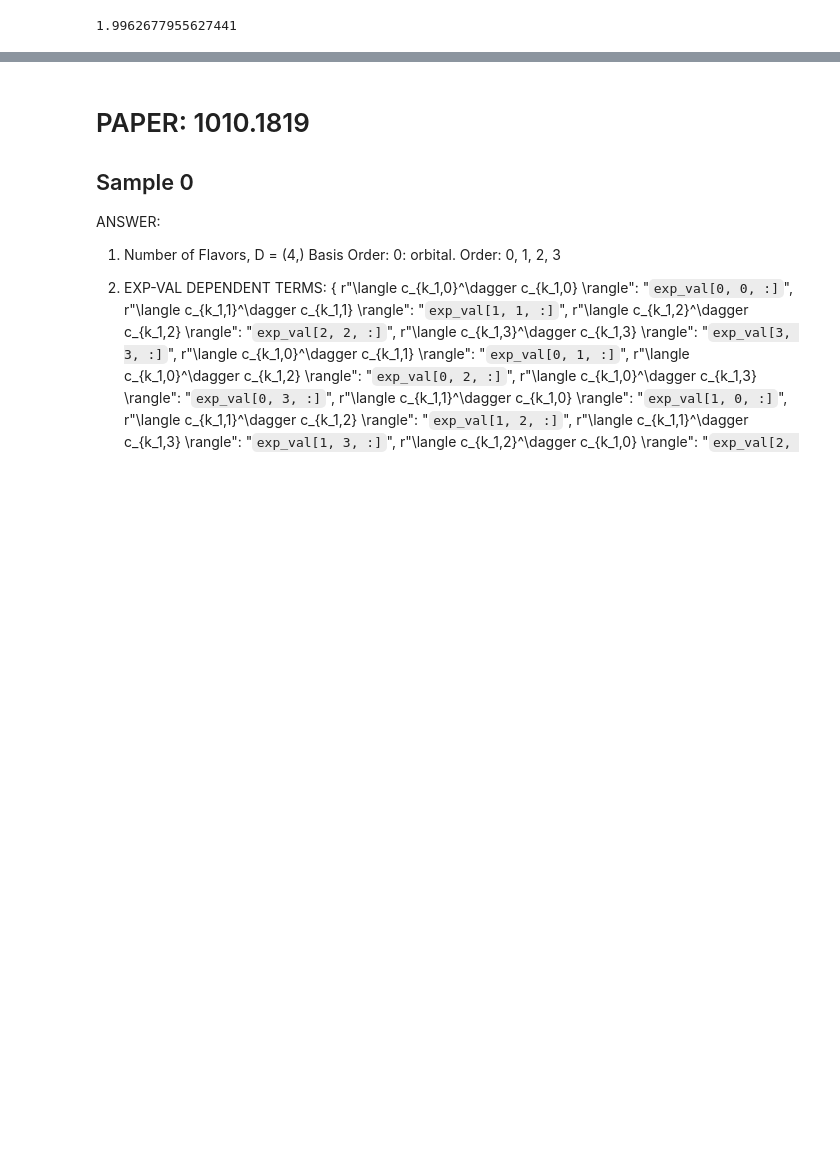
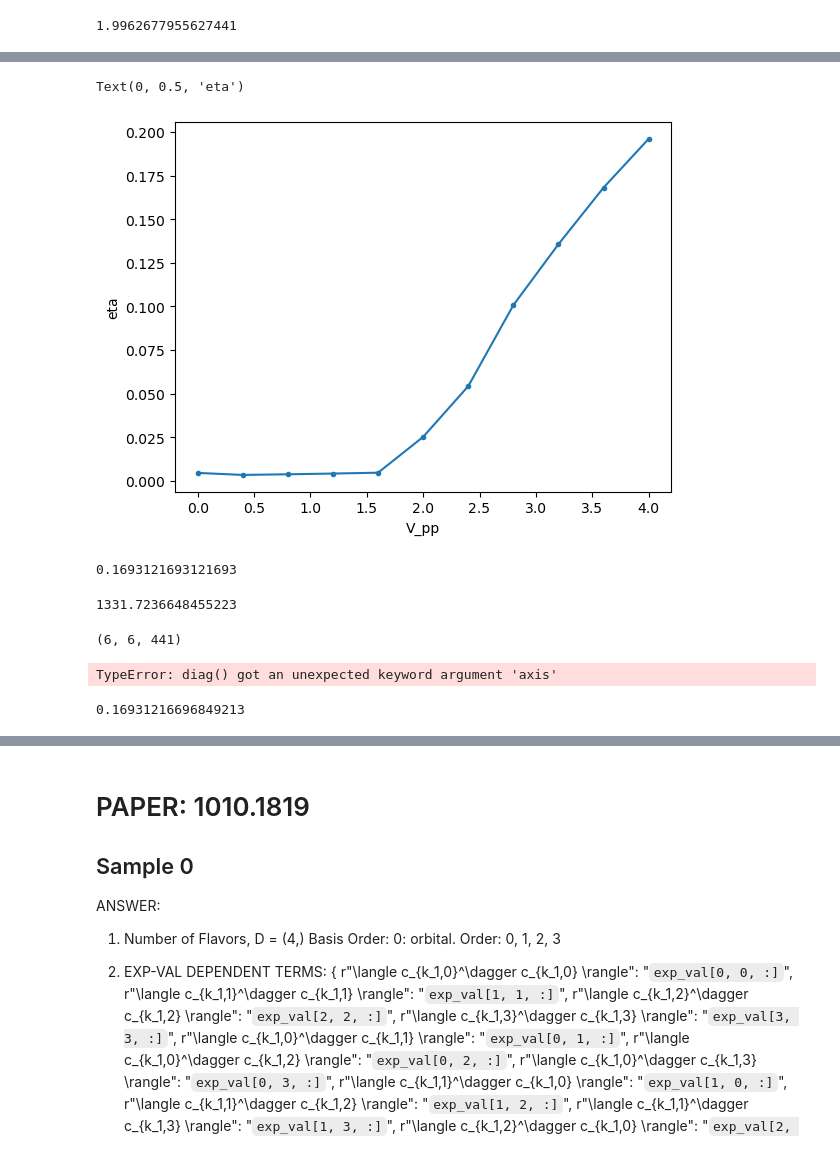
Before and after one commit to hainingpan/HartreeFock_GPT, a Jupyter notebook: test_coding/Dataset_v1_Outputs.ipynb, the cells around one changed output, grey strips where cells are left out. Cells and saved outputs as stored; diff of their text form; code cells hidden in the pictures; blank space fills up the shorter version.

```diff
--- a/test_coding/Dataset_v1_Outputs.ipynb
+++ b/test_coding/Dataset_v1_Outputs.ipynb
@@ -776,0 +883,27 @@ out = rotation_check()
+# %%
+plt.plot(V_pp_list,np.abs(eta_list),'.-')
+plt.xlabel('V_pp')
+plt.ylabel('eta')
+# %% [output]
+Text(0, 0.5, 'eta')
+[figure, added]
+# %%
+np.sum(exp_val0)
+# %% [output]
+0.1693121693121693
+# %%
+np.sum(exp_val0)
+# %% [output]
+1331.7236648455223
+# %%
+exp_val0.shape
+# %% [output]
+(6, 6, 441)
+# %%
+np.diag(exp_val0,axis=(0,1))
+# %% [output]
+TypeError: diag() got an unexpected keyword argument 'axis'
+# %%
+np.einsum(exp_val0,[0,0,1]).sum()/(6*ham.N_k)
+# %% [output]
+0.16931216696849213
```
Also changed, not shown: parts of 17 cells of this notebook, 3 other files.
